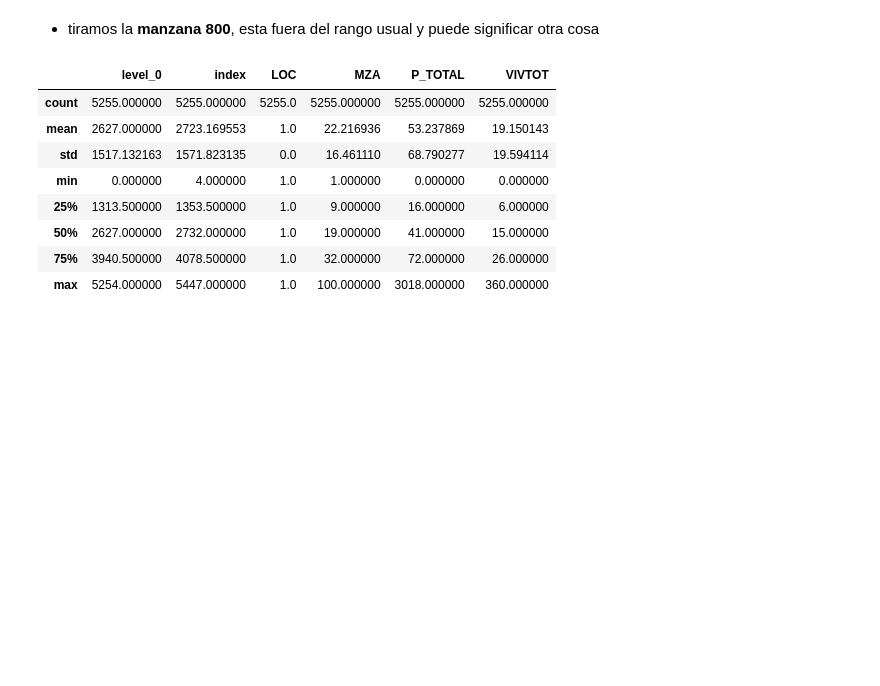
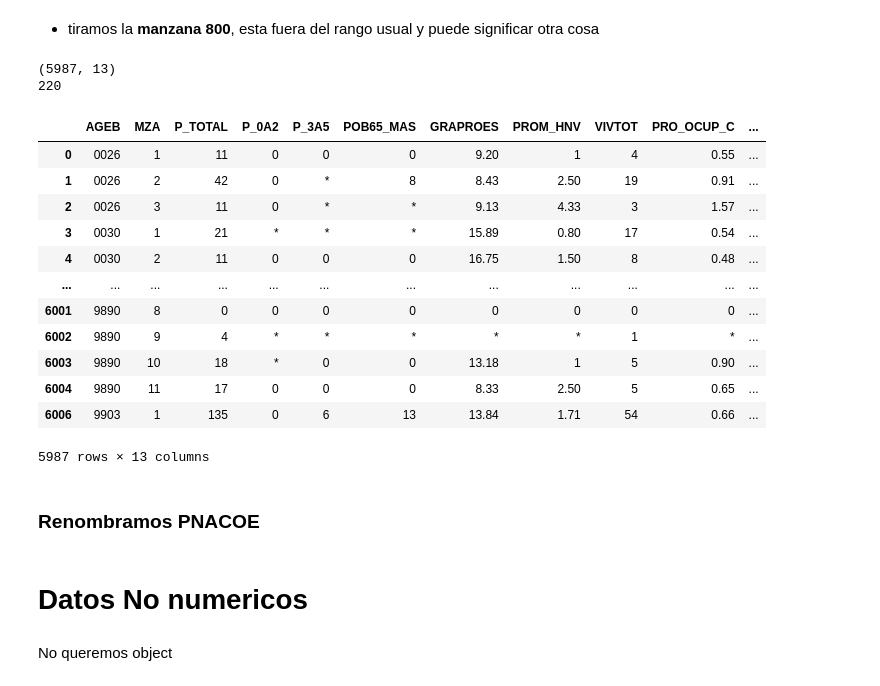
Before and after one commit to MaximilianoVM/AGEBS-Ensenada, a Jupyter notebook: untitled_MLR-2024-1/1_data_cleaning.ipynb, the cells around one changed output. Saved outputs shown, nothing was run; the diff lists cells and outputs as text; code cells hidden in the pictures; blank space fills up the shorter version.

```diff
--- a/untitled_MLR-2024-1/1_data_cleaning.ipynb
+++ b/untitled_MLR-2024-1/1_data_cleaning.ipynb
@@ -156,6 +211,14 @@ df_ens_10.reset_index(inplace=True)
 
 df_ens_20 = df_20[df_20['NOM_LOC'] == 'Ensenada']
 df_ens_20.reset_index(inplace=True)
+
+#borramos columnas innecesarias
+df_ens_10 = df_ens_20.drop(columns=['NOM_MUN','LOC', 'NOM_LOC'])
+df_ens_20 = df_ens_20.drop(columns=['NOM_MUN','LOC', 'NOM_LOC'])
+
+#drop first 2 columns
+df_ens_10 = df_ens_10.drop(columns=['level_0', 'index'])
+df_ens_20 = df_ens_20.drop(columns=['level_0', 'index'])
 # %% [markdown]
 * tiramos la <b>manzana 800</b>, esta fuera del rango usual y puede significar otra cosa
 # %%
@@ -163,15 +226,30 @@ df_ens_20.reset_index(inplace=True)
 df_ens_10 = df_ens_10[df_ens_10['MZA'] != 800]
 
 df_ens_20 = df_ens_20[df_ens_20['MZA'] != 800]
-# %%
-df_ens_10.describe()
-# %% [output]
-|  | level_0 | index | LOC | MZA | P_TOTAL | VIVTOT |
-| count | 5255.000000 | 5255.000000 | 5255.0 | 5255.000000 | 5255.000000 | 5255.000000 |
-| mean | 2627.000000 | 2723.169553 | 1.0 | 22.216936 | 53.237869 | 19.150143 |
-| std | 1517.132163 | 1571.823135 | 0.0 | 16.461110 | 68.790277 | 19.594114 |
-| min | 0.000000 | 4.000000 | 1.0 | 1.000000 | 0.000000 | 0.000000 |
-| 25% | 1313.500000 | 1353.500000 | 1.0 | 9.000000 | 16.000000 | 6.000000 |
-| 50% | 2627.000000 | 2732.000000 | 1.0 | 19.000000 | 41.000000 | 15.000000 |
-| 75% | 3940.500000 | 4078.500000 | 1.0 | 32.000000 | 72.000000 | 26.000000 |
-| max | 5254.000000 | 5447.000000 | 1.0 | 100.000000 | 3018.000000 | 360.000000 |
+# %%
+#filas
+#print(df_ens_10['NOM_LOC'].size)
+print(df_ens_10.shape)
+#agebs
+print(df_ens_10['AGEB'].unique().size)
+# %% [output]
+(5987, 13)
+220
+# %%
+df_ens_20
+# %% [output]
+|  | AGEB | MZA | P_TOTAL | P_0A2 | P_3A5 | POB65_MAS | GRAPROES | PROM_HNV | VIVTOT | PRO_OCUP_C | ... |
+| 0 | 0026 | 1 | 11 | 0 | 0 | 0 | 9.20 | 1 | 4 | 0.55 | ... |
+| 1 | 0026 | 2 | 42 | 0 | * | 8 | 8.43 | 2.50 | 19 | 0.91 | ... |
+| 2 | 0026 | 3 | 11 | 0 | * | * | 9.13 | 4.33 | 3 | 1.57 | ... |
+| 3 | 0030 | 1 | 21 | * | * | * | 15.89 | 0.80 | 17 | 0.54 | ... |
+| 4 | 0030 | 2 | 11 | 0 | 0 | 0 | 16.75 | 1.50 | 8 | 0.48 | ... |
+| ... | ... | ... | ... | ... | ... | ... | ... | ... | ... | ... | ... |
+| 6001 | 9890 | 8 | 0 | 0 | 0 | 0 | 0 | 0 | 0 | 0 | ... |
+| 6002 | 9890 | 9 | 4 | * | * | * | * | * | 1 | * | ... |
+| 6003 | 9890 | 10 | 18 | * | 0 | 0 | 13.18 | 1 | 5 | 0.90 | ... |
+| 6004 | 9890 | 11 | 17 | 0 | 0 | 0 | 8.33 | 2.50 | 5 | 0.65 | ... |
+| 6006 | 9903 | 1 | 135 | 0 | 6 | 13 | 13.84 | 1.71 | 54 | 0.66 | ... |
+5987 rows × 13 columns
+# %% [markdown]
+### Renombramos PNACOE
@@ -177,0 +261,4 @@ df_ens_10.describe()
+# %% [markdown]
+# Datos No numericos
+# %% [markdown]
+No queremos object
```
Also changed, not shown: parts of 31 cells of this notebook, 9 other files.
